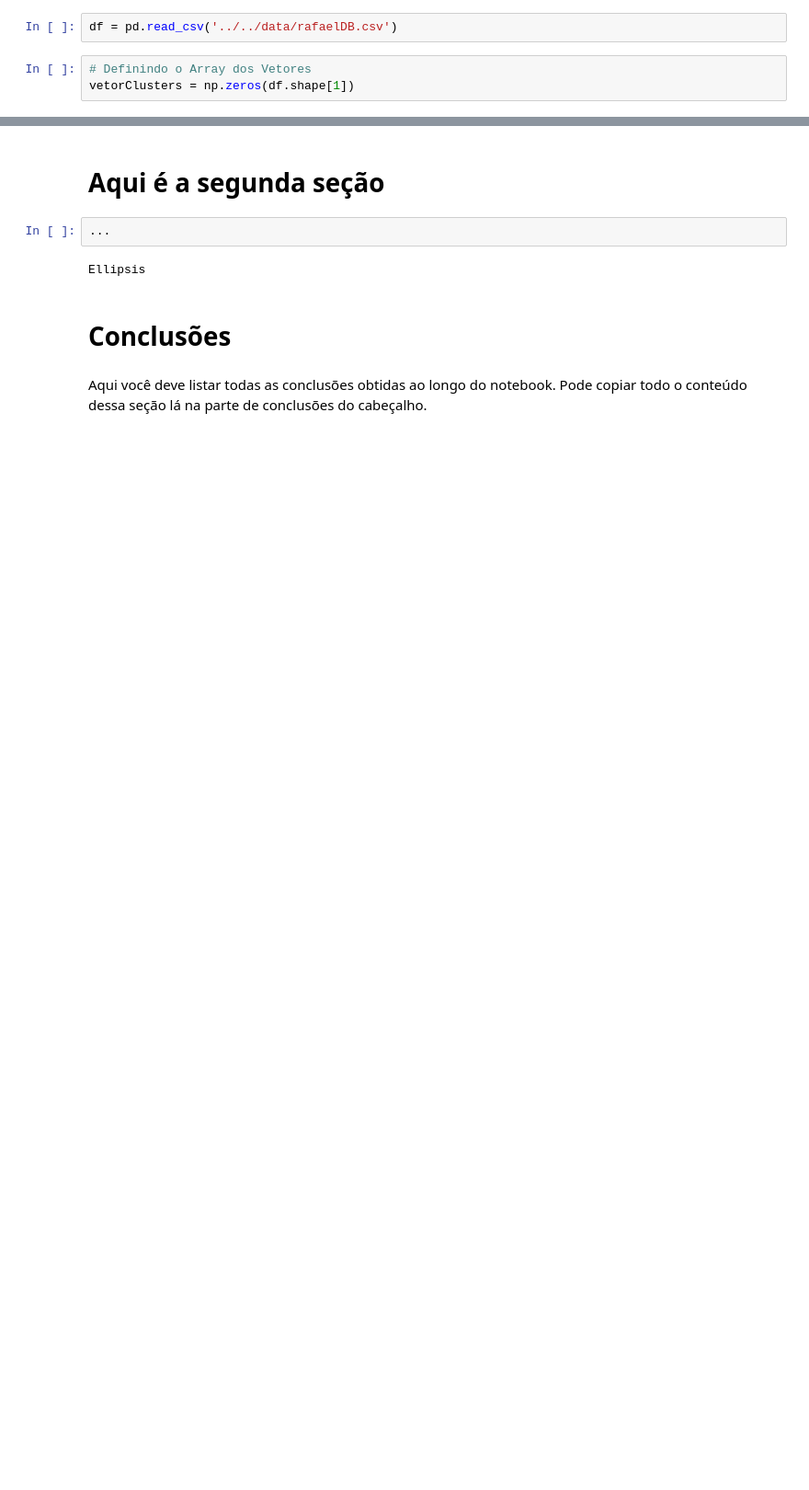
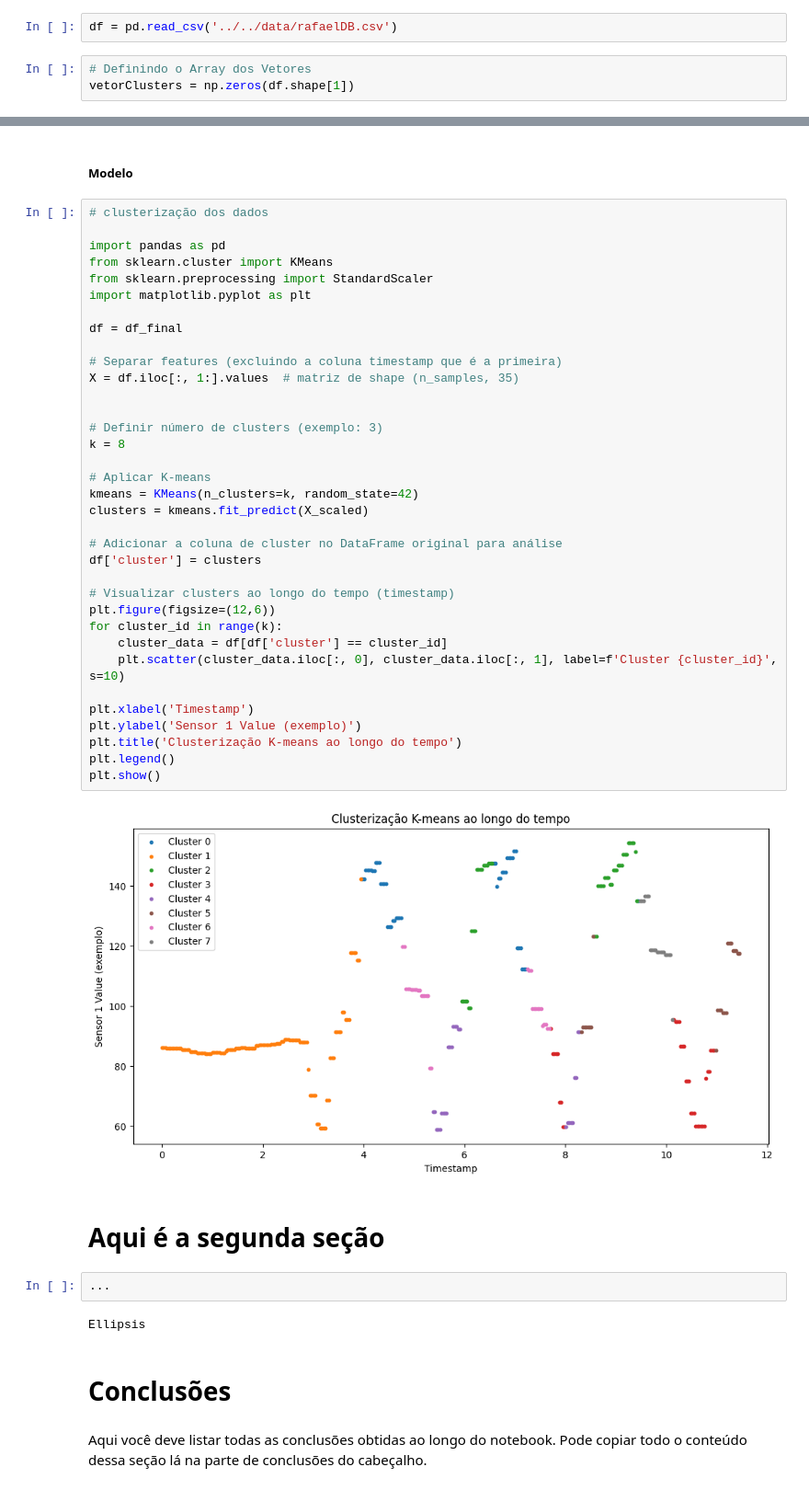
Before and after one commit to Yamakasuki/IC_Bros, a Jupyter notebook: notebooks/tratamento_dados/tratamento.ipynb, the cells around one changed output, grey strips where cells are left out. Shown at 92% size. Saved outputs shown, nothing was run; the diff lists cells and outputs as text; blank space fills up the shorter version.

```diff
--- a/notebooks/tratamento_dados/tratamento.ipynb
+++ b/notebooks/tratamento_dados/tratamento.ipynb
@@ -40,3 +126,42 @@ vetorClusters = np.zeros(df.shape[1])
+# %% [markdown]
+##### Modelo
+# %%
+# clusterização dos dados
+
+import pandas as pd
+from sklearn.cluster import KMeans
+from sklearn.preprocessing import StandardScaler
+import matplotlib.pyplot as plt
+
+df = df_final
+
+# Separar features (excluindo a coluna timestamp que é a primeira)
+X = df.iloc[:, 1:].values  # matriz de shape (n_samples, 35)
+
+
+# Definir número de clusters (exemplo: 3)
+k = 8
+
+# Aplicar K-means
+kmeans = KMeans(n_clusters=k, random_state=42)
+clusters = kmeans.fit_predict(X_scaled)
+
+# Adicionar a coluna de cluster no DataFrame original para análise
+df['cluster'] = clusters
+
+# Visualizar clusters ao longo do tempo (timestamp)
+plt.figure(figsize=(12,6))
+for cluster_id in range(k):
+    cluster_data = df[df['cluster'] == cluster_id]
+    plt.scatter(cluster_data.iloc[:, 0], cluster_data.iloc[:, 1], label=f'Cluster {cluster_id}', s=10)
+
+plt.xlabel('Timestamp')
+plt.ylabel('Sensor 1 Value (exemplo)')
+plt.title('Clusterização K-means ao longo do tempo')
+plt.legend()
+plt.show()
+# %% [output]
+[figure, added]
 # %% [markdown]
 # Aqui é a segunda seção
 # %%
```
Also changed, not shown: parts of 6 cells of this notebook.
